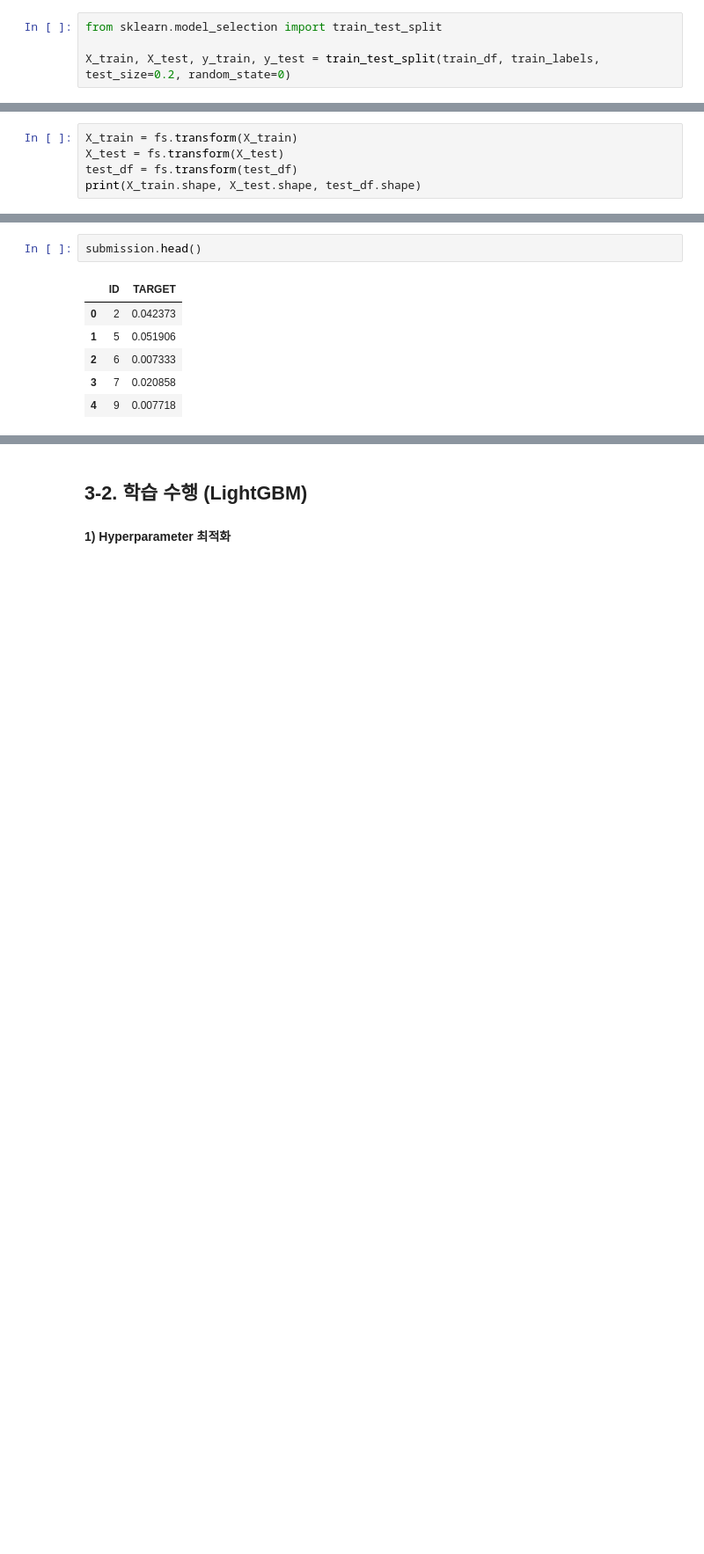
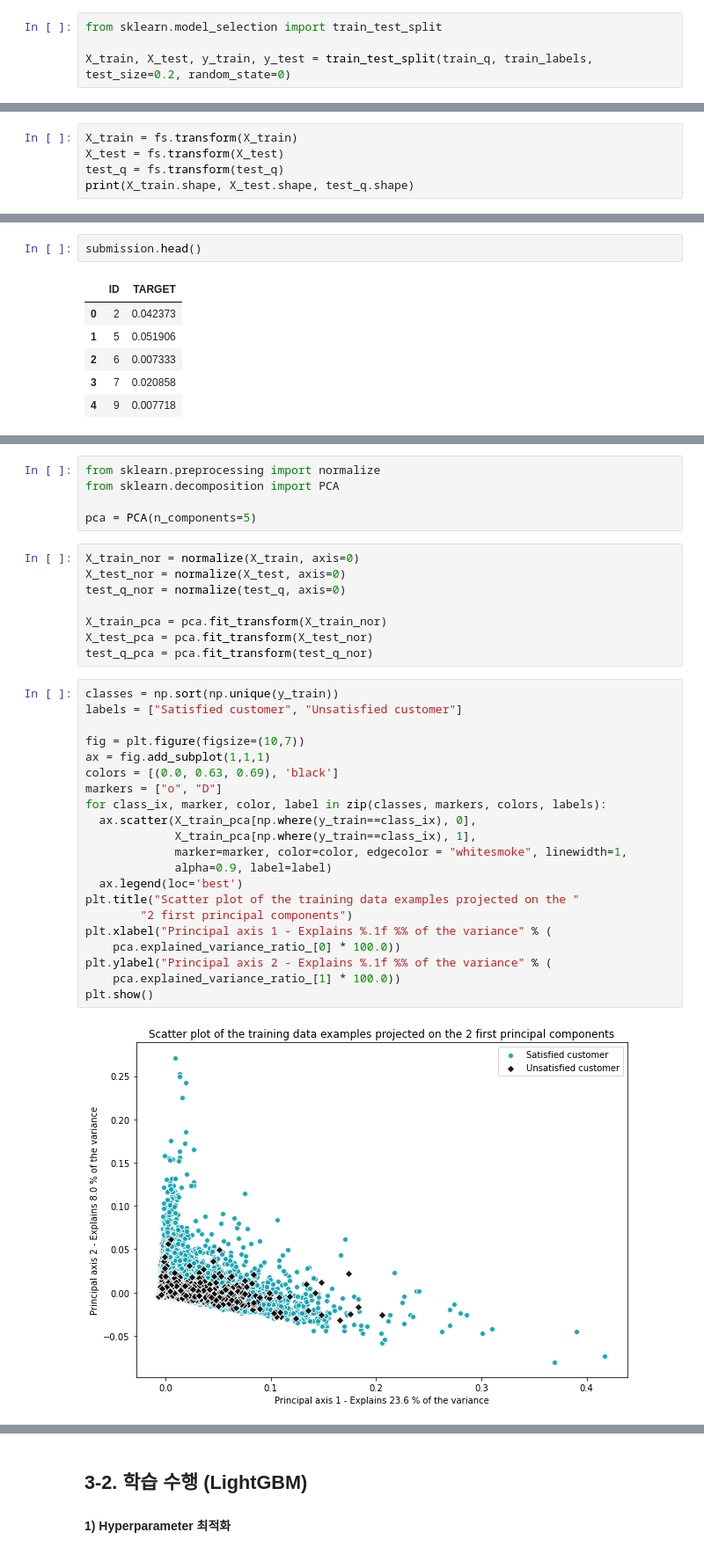
Before and after one commit to sysiphe0/kaggle, a Jupyter notebook: kaggle_santander.ipynb, the cells around one changed output, grey strips where cells are left out. Shown at 88% size. Saved outputs shown, nothing was run; the diff lists cells and outputs as text; blank space fills up the shorter version.

```diff
--- a/kaggle_santander.ipynb
+++ b/kaggle_santander.ipynb
@@ -160,7 +210,7 @@ print(train_df.shape, test_df.shape)
 # %%
 from sklearn.model_selection import train_test_split
 
-X_train, X_test, y_train, y_test = train_test_split(train_df, train_labels, test_size=0.2, random_state=0)
+X_train, X_test, y_train, y_test = train_test_split(train_q, train_labels, test_size=0.2, random_state=0)
 # %%
 y_train.value_counts()/y_train.count()
 # %% [output]
@@ -223,8 +273,8 @@ fs = SelectFromModel(xgb_clf, prefit = True)
 # %%
 X_train = fs.transform(X_train)
 X_test = fs.transform(X_test)
-test_df = fs.transform(test_df)
-print(X_train.shape, X_test.shape, test_df.shape)
+test_q = fs.transform(test_q)
+print(X_train.shape, X_test.shape, test_q.shape)
 # %% [output]
 (60816, 78) (15204, 78) (75818, 78)
 # %% [markdown]
@@ -305,0 +358,36 @@ submission.head()
+# %%
+from sklearn.preprocessing import normalize
+from sklearn.decomposition import PCA
+
+pca = PCA(n_components=5)
+# %%
+X_train_nor = normalize(X_train, axis=0)
+X_test_nor = normalize(X_test, axis=0)
+test_q_nor = normalize(test_q, axis=0)
+
+X_train_pca = pca.fit_transform(X_train_nor)
+X_test_pca = pca.fit_transform(X_test_nor)
+test_q_pca = pca.fit_transform(test_q_nor)
+# %%
+classes = np.sort(np.unique(y_train))
+labels = ["Satisfied customer", "Unsatisfied customer"]
+
+fig = plt.figure(figsize=(10,7))
+ax = fig.add_subplot(1,1,1)
+colors = [(0.0, 0.63, 0.69), 'black']
+markers = ["o", "D"]
+for class_ix, marker, color, label in zip(classes, markers, colors, labels):
+  ax.scatter(X_train_pca[np.where(y_train==class_ix), 0],
+             X_train_pca[np.where(y_train==class_ix), 1],
+             marker=marker, color=color, edgecolor = "whitesmoke", linewidth=1,
+             alpha=0.9, label=label)
+  ax.legend(loc='best')
+plt.title("Scatter plot of the training data examples projected on the "
+        "2 first principal components")
+plt.xlabel("Principal axis 1 - Explains %.1f %% of the variance" % (
+    pca.explained_variance_ratio_[0] * 100.0))
+plt.ylabel("Principal axis 2 - Explains %.1f %% of the variance" % (
+    pca.explained_variance_ratio_[1] * 100.0))
+plt.show()
+# %% [output]
+[figure, added]
```
Also changed, not shown: parts of 38 cells of this notebook.
